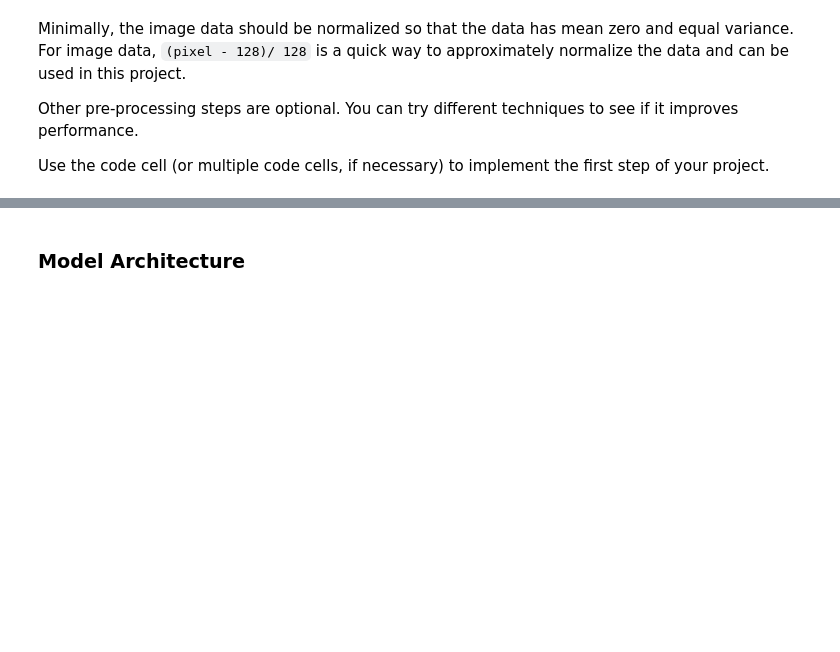
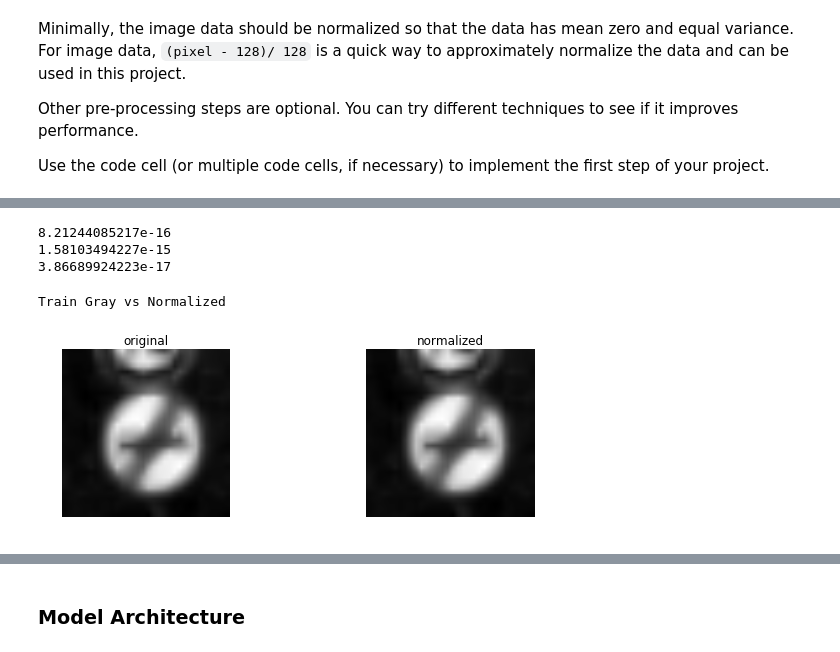
Before and after one commit to ccerrato147/CarND-Traffic-Sign-Classifier-Project, a Jupyter notebook: Traffic_Sign_Classifier.ipynb, the cells around one changed output, grey strips where cells are left out. Drawn from its saved outputs; the diff is of its cells as text; code cells hidden in the pictures; blank space fills up the shorter version.

```diff
--- a/Traffic_Sign_Classifier.ipynb
+++ b/Traffic_Sign_Classifier.ipynb
@@ -174,0 +239,39 @@ Use the code cell (or multiple code cells, if necessary) to implement the first
+# %%
+### Normalizing values from -1 to 1
+train_mean = np.mean(X_train_gray)
+train_std = np.std(X_train_gray)
+X_train_normalized = (X_train_gray - train_mean)/train_std
+
+test_mean = np.mean(X_test_gray)
+test_std = np.std(X_test_gray)
+X_test_normalized = (X_test_gray - test_mean)/test_std
+
+valid_mean = np.mean(X_valid_gray)
+valid_std = np.std(X_valid_gray)
+X_valid_normalized = (X_valid_gray - valid_mean)/valid_std
+
+# ## The mean is negligibly close zero
+print(np.mean(X_train_normalized))
+print(np.mean(X_test_normalized))
+print(np.mean(X_valid_normalized))
+# %% [output]
+8.21244085217e-16
+1.58103494227e-15
+3.86689924223e-17
+# %%
+def print_gray_vs_normalized(index, original, normalized):
+    fig, axs = plt.subplots(1,2, figsize=(10, 3))
+    axs = axs.ravel()
+    axs[0].axis('off')
+    axs[0].set_title('original')
+    axs[0].imshow(original[index].squeeze(), cmap='gray')
+
+    axs[1].axis('off')
+    axs[1].set_title('normalized')
+    axs[1].imshow(normalized[index].squeeze(), cmap='gray')
+# %%
+print('Train Gray vs Normalized')
+print_gray_vs_normalized(0, X_train_gray, X_train_normalized)
+# %% [output]
+Train Gray vs Normalized
+[figure, added]
```
Also changed, not shown: parts of 26 cells of this notebook, 10 other files.
